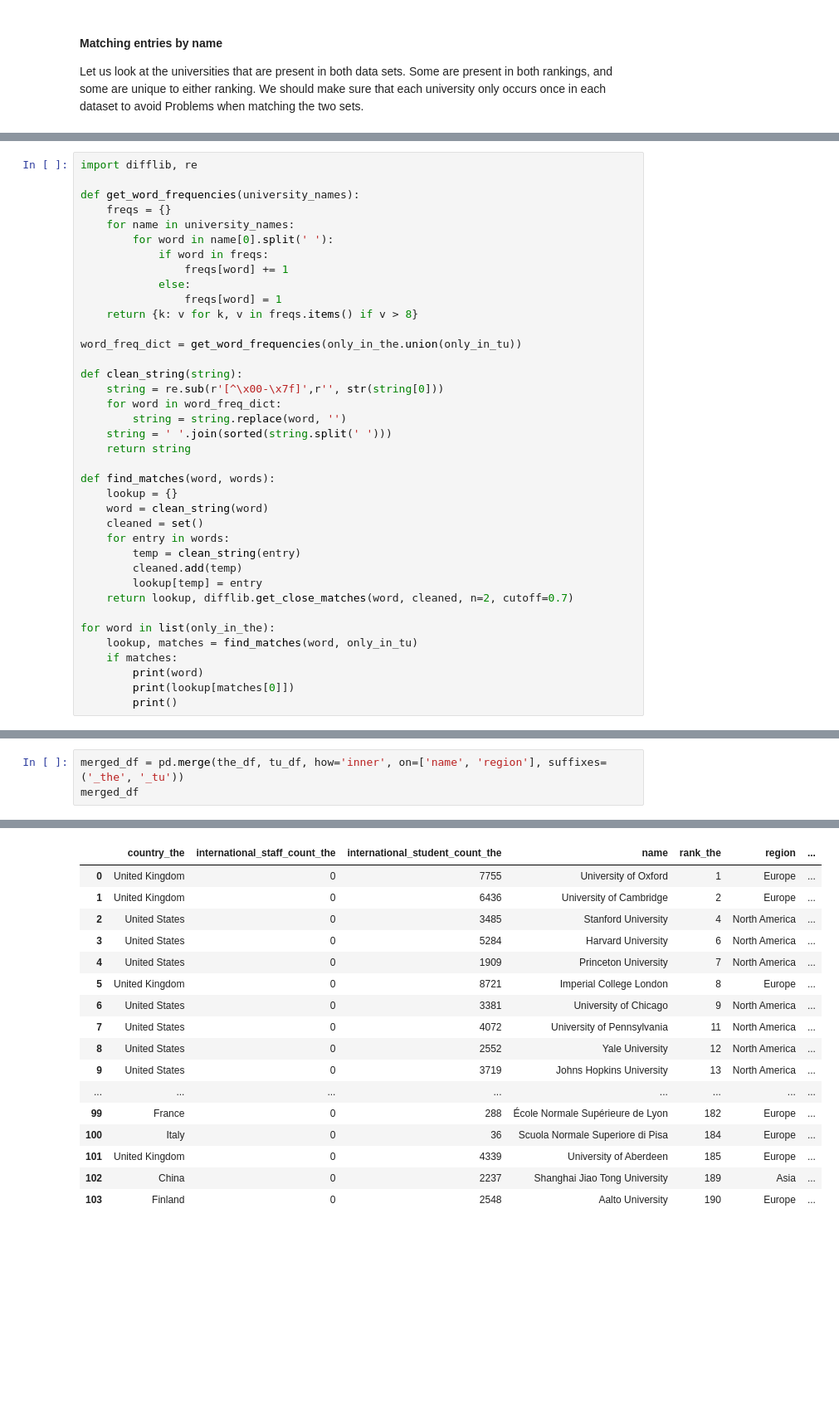
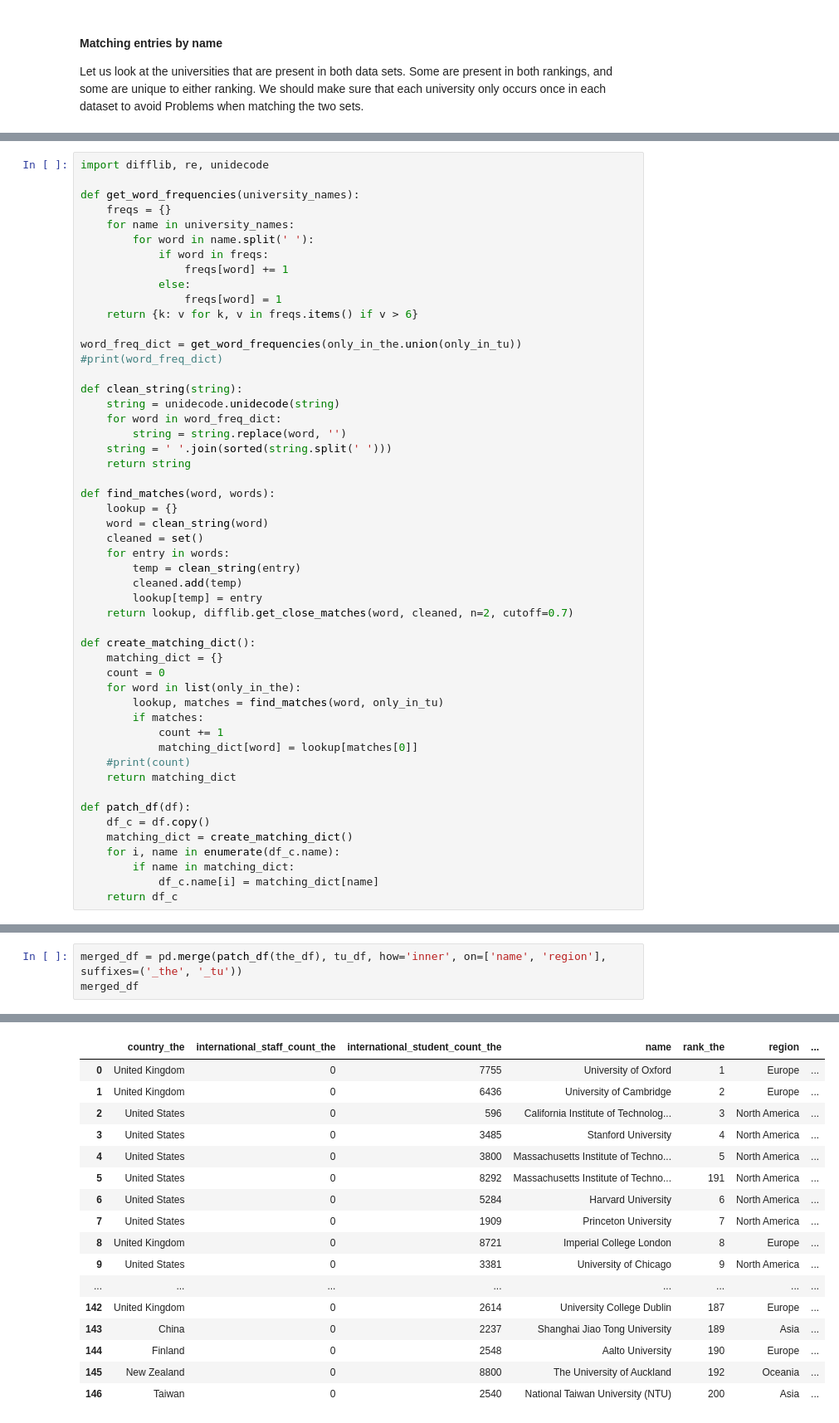
Before and after one commit to zenhaeus/cs-401, a Jupyter notebook: 02 - Data from the Web/Homework 2.ipynb, the cells around one changed output, grey strips where cells are left out. Shown at 83% size. Cells and saved outputs as stored; diff of their text form; blank space fills up the shorter version.

```diff
--- a/02 - Data from the Web/Homework 2.ipynb
+++ b/02 - Data from the Web/Homework 2.ipynb
@@ -530,20 +354,21 @@ Number of universities only in tu_names: 96
 # %%
-import difflib, re
+import difflib, re, unidecode
 
 def get_word_frequencies(university_names):
     freqs = {}
     for name in university_names:
-        for word in name[0].split(' '):
+        for word in name.split(' '):
             if word in freqs:
                 freqs[word] += 1
             else:
                 freqs[word] = 1
-    return {k: v for k, v in freqs.items() if v > 8}
+    return {k: v for k, v in freqs.items() if v > 6}
 
 word_freq_dict = get_word_frequencies(only_in_the.union(only_in_tu))
+#print(word_freq_dict)
 
 def clean_string(string):
-    string = re.sub(r'[^\x00-\x7f]',r'', str(string[0]))
+    string = unidecode.unidecode(string)
     for word in word_freq_dict:
         string = string.replace(word, '')
     string = ' '.join(sorted(string.split(' ')))
@@ -559,9 +384,21 @@ def find_matches(word, words):
         lookup[temp] = entry
     return lookup, difflib.get_close_matches(word, cleaned, n=2, cutoff=0.7)
 
-for word in list(only_in_the):
-    lookup, matches = find_matches(word, only_in_tu)
-    if matches:
-        print(word)
-        print(lookup[matches[0]])
-        print()
+def create_matching_dict():
+    matching_dict = {}
+    count = 0
+    for word in list(only_in_the):
+        lookup, matches = find_matches(word, only_in_tu)
+        if matches:
+            count += 1
+            matching_dict[word] = lookup[matches[0]]
+    #print(count)
+    return matching_dict
+
+def patch_df(df):
+    df_c = df.copy()
+    matching_dict = create_matching_dict()
+    for i, name in enumerate(df_c.name):
+        if name in matching_dict:
+            df_c.name[i] = matching_dict[name]
+    return df_c
@@ -586,4 +405,4 @@ for word in list(only_in_the):
 # %%
-merged_df = pd.merge(the_df, tu_df, how='inner', on=['name', 'region'], suffixes=('_the', '_tu'))
+merged_df = pd.merge(patch_df(the_df), tu_df, how='inner', on=['name', 'region'], suffixes=('_the', '_tu'))
 merged_df
 # %% [output]
@@ -590,17 +412,17 @@ merged_df
 |  | country_the | international_staff_count_the | international_student_count_the | name | rank_the | region | ... |
 | 0 | United Kingdom | 0 | 7755 | University of Oxford | 1 | Europe | ... |
 | 1 | United Kingdom | 0 | 6436 | University of Cambridge | 2 | Europe | ... |
-| 2 | United States | 0 | 3485 | Stanford University | 4 | North America | ... |
-| 3 | United States | 0 | 5284 | Harvard University | 6 | North America | ... |
-| 4 | United States | 0 | 1909 | Princeton University | 7 | North America | ... |
-| 5 | United Kingdom | 0 | 8721 | Imperial College London | 8 | Europe | ... |
-| 6 | United States | 0 | 3381 | University of Chicago | 9 | North America | ... |
-| 7 | United States | 0 | 4072 | University of Pennsylvania | 11 | North America | ... |
-| 8 | United States | 0 | 2552 | Yale University | 12 | North America | ... |
-| 9 | United States | 0 | 3719 | Johns Hopkins University | 13 | North America | ... |
+| 2 | United States | 0 | 596 | California Institute of Technolog... | 3 | North America | ... |
+| 3 | United States | 0 | 3485 | Stanford University | 4 | North America | ... |
+| 4 | United States | 0 | 3800 | Massachusetts Institute of Techno... | 5 | North America | ... |
+| 5 | United States | 0 | 8292 | Massachusetts Institute of Techno... | 191 | North America | ... |
+| 6 | United States | 0 | 5284 | Harvard University | 6 | North America | ... |
+| 7 | United States | 0 | 1909 | Princeton University | 7 | North America | ... |
+| 8 | United Kingdom | 0 | 8721 | Imperial College London | 8 | Europe | ... |
+| 9 | United States | 0 | 3381 | University of Chicago | 9 | North America | ... |
 | ... | ... | ... | ... | ... | ... | ... | ... |
-| 99 | France | 0 | 288 | École Normale Supérieure de Lyon | 182 | Europe | ... |
-| 100 | Italy | 0 | 36 | Scuola Normale Superiore di Pisa | 184 | Europe | ... |
-| 101 | United Kingdom | 0 | 4339 | University of Aberdeen | 185 | Europe | ... |
-| 102 | China | 0 | 2237 | Shanghai Jiao Tong University | 189 | Asia | ... |
-| 103 | Finland | 0 | 2548 | Aalto University | 190 | Europe | ... |
+| 142 | United Kingdom | 0 | 2614 | University College Dublin | 187 | Europe | ... |
+| 143 | China | 0 | 2237 | Shanghai Jiao Tong University | 189 | Asia | ... |
+| 144 | Finland | 0 | 2548 | Aalto University | 190 | Europe | ... |
+| 145 | New Zealand | 0 | 8800 | The University of Auckland | 192 | Oceania | ... |
+| 146 | Taiwan | 0 | 2540 | National Taiwan University (NTU) | 200 | Asia | ... |
```
Also changed, not shown: parts of 13 cells of this notebook.
